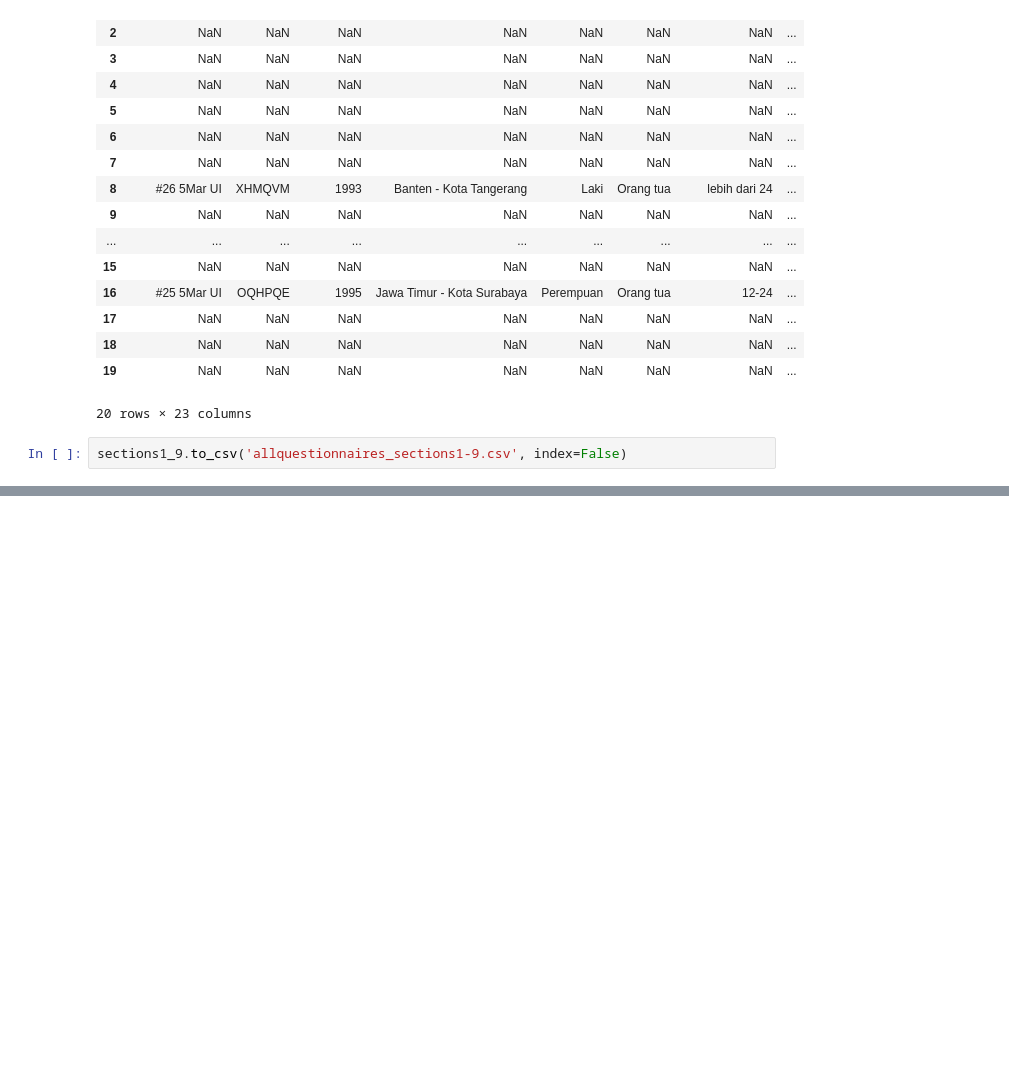
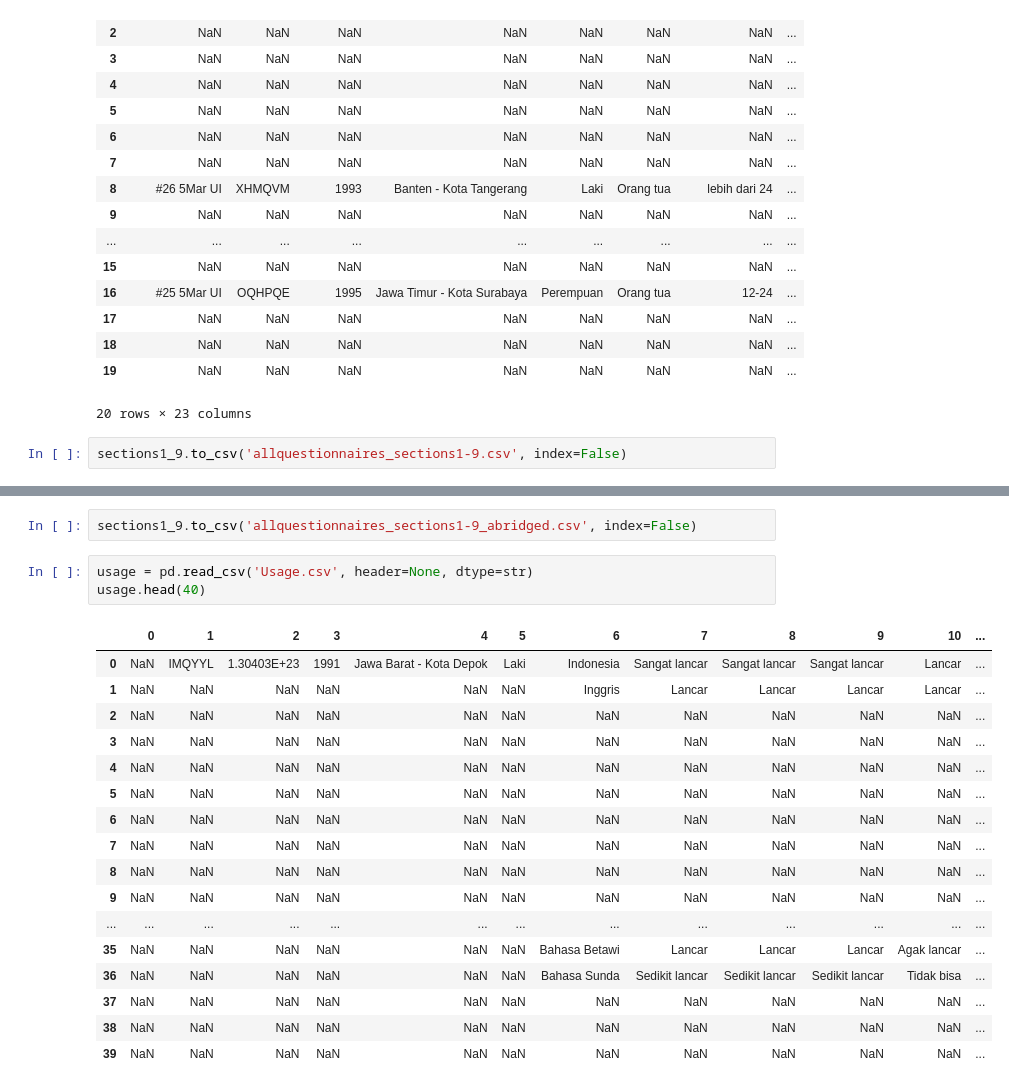
Before and after one commit to rlinerud/jawa-surveys, a Jupyter notebook: scripts/preprocessing.ipynb, the cells around one changed output, grey strips where cells are left out. Drawn from its saved outputs; the diff is of its cells as text; blank space fills up the shorter version.

```diff
--- a/scripts/preprocessing.ipynb
+++ b/scripts/preprocessing.ipynb
@@ -152,0 +191,23 @@ sections1_9.to_csv('allquestionnaires_sections1-9.csv', index=False)
+# %%
+sections1_9.to_csv('allquestionnaires_sections1-9_abridged.csv', index=False)
+# %%
+usage = pd.read_csv('Usage.csv', header=None, dtype=str)
+usage.head(40)
+# %% [output]
+|  | 0 | 1 | 2 | 3 | 4 | 5 | 6 | 7 | 8 | 9 | 10 | ... |
+| 0 | NaN | IMQYYL | 1.30403E+23 | 1991 | Jawa Barat - Kota Depok | Laki | Indonesia | Sangat lancar | Sangat lancar | Sangat lancar | Lancar | ... |
+| 1 | NaN | NaN | NaN | NaN | NaN | NaN | Inggris | Lancar | Lancar | Lancar | Lancar | ... |
+| 2 | NaN | NaN | NaN | NaN | NaN | NaN | NaN | NaN | NaN | NaN | NaN | ... |
+| 3 | NaN | NaN | NaN | NaN | NaN | NaN | NaN | NaN | NaN | NaN | NaN | ... |
+| 4 | NaN | NaN | NaN | NaN | NaN | NaN | NaN | NaN | NaN | NaN | NaN | ... |
+| 5 | NaN | NaN | NaN | NaN | NaN | NaN | NaN | NaN | NaN | NaN | NaN | ... |
+| 6 | NaN | NaN | NaN | NaN | NaN | NaN | NaN | NaN | NaN | NaN | NaN | ... |
+| 7 | NaN | NaN | NaN | NaN | NaN | NaN | NaN | NaN | NaN | NaN | NaN | ... |
+| 8 | NaN | NaN | NaN | NaN | NaN | NaN | NaN | NaN | NaN | NaN | NaN | ... |
+| 9 | NaN | NaN | NaN | NaN | NaN | NaN | NaN | NaN | NaN | NaN | NaN | ... |
+| ... | ... | ... | ... | ... | ... | ... | ... | ... | ... | ... | ... | ... |
+| 35 | NaN | NaN | NaN | NaN | NaN | NaN | Bahasa Betawi | Lancar | Lancar | Lancar | Agak lancar | ... |
+| 36 | NaN | NaN | NaN | NaN | NaN | NaN | Bahasa Sunda | Sedikit lancar | Sedikit lancar | Sedikit lancar | Tidak bisa | ... |
+| 37 | NaN | NaN | NaN | NaN | NaN | NaN | NaN | NaN | NaN | NaN | NaN | ... |
+| 38 | NaN | NaN | NaN | NaN | NaN | NaN | NaN | NaN | NaN | NaN | NaN | ... |
+| 39 | NaN | NaN | NaN | NaN | NaN | NaN | NaN | NaN | NaN | NaN | NaN | ... |
```
Also changed, not shown: parts of 12 cells of this notebook, 1 other file.
